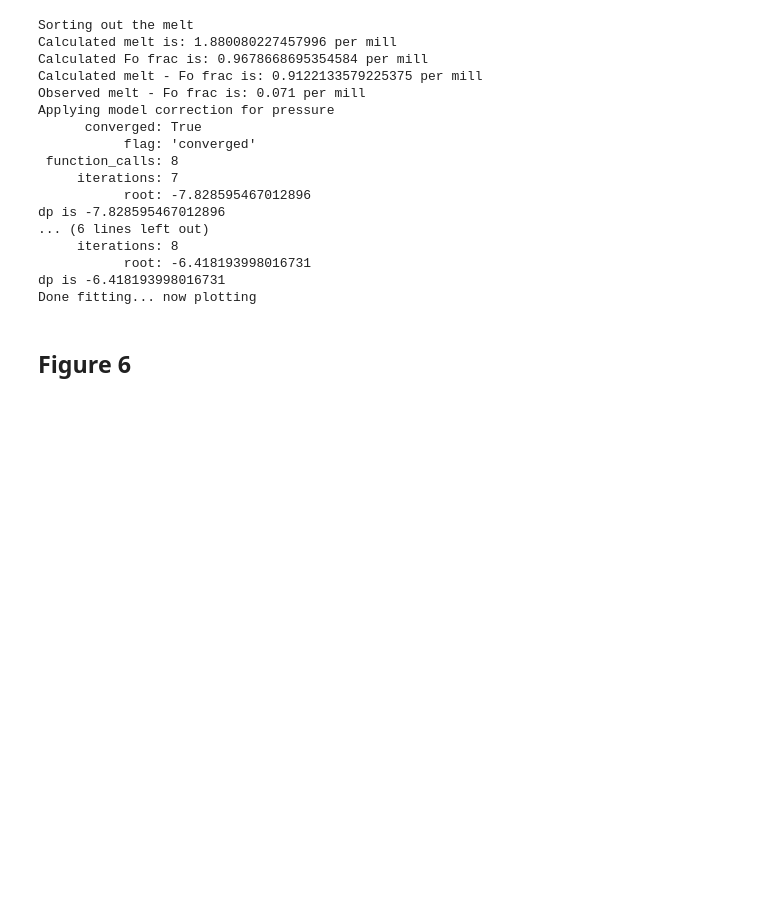
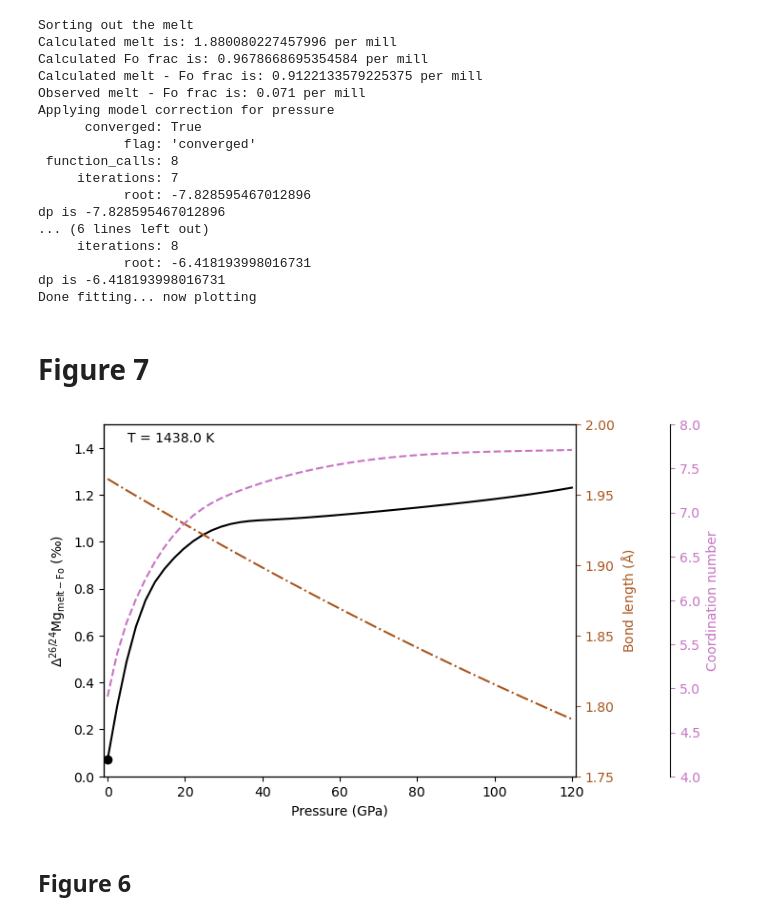
Before and after one commit to andreww/isofrac, a Jupyter notebook: alpha_geotherm.ipynb, the cells around one changed output. Cells and saved outputs as stored; diff of their text form; code cells hidden in the pictures; blank space fills up the shorter version.

Commit message:
New plot 7
Combine Delta ol-melt with coord number and bond length

```diff
--- a/alpha_geotherm.ipynb
+++ b/alpha_geotherm.ipynb
@@ -386,6 +386,48 @@ dp is -7.828595467012896
            root: -6.418193998016731
 dp is -6.418193998016731
 Done fitting... now plotting
+# %% [markdown]
+# Figure 7
+# %%
+fig, ax = plt.subplots()
+
+ps = np.linspace(0.0, 120.0)
+
+ax.plot(ps, calc_beta_model(ionic_model.melt_bond_length(ps+dp, melt_poly_coef)*1E10,
+                coord_spline(ps+dp), measured_temperature, *all_popt) -
+     Mg2SiO4_beta_fun(measured_temperature, Mg2SiO4_eos(ps, measured_temperature)),
+       '-', color='black')
+
+ax.plot(0.0, calc_beta_model(ionic_model.melt_bond_length(dp, melt_poly_coef)*1E10,
+                coord_spline(dp), measured_temperature, *all_popt) -
+     Mg2SiO4_beta_fun(measured_temperature, Mg2SiO4_eos(0.0, measured_temperature)),
+       'o', color='black')
+ax.set_ylim(0.0, 1.5)
+ax.set_ylabel(r"$\Delta^{}$Mg$_{}$ ".format('{26/24}', '{\mathrm{melt}-\mathrm{Fo}}') +
+                   "(" + u'\u2030' + ")")
+
+axr = ax.twinx()
+pr, = axr.plot(ps, ionic_model.melt_bond_length(ps, melt_poly_coef)*1E10, '-.', color='xkcd:sienna')
+axr.set_ylabel('Bond length ($\mathrm{\AA}$)')
+axr.set_ylim(1.75,2.0)
+axr.tick_params(axis='y', colors=pr.get_color())
+axr.yaxis.label.set_color(pr.get_color())
+
+axrr = ax.twinx()
+axrr.spines.right.set_position(("axes", 1.2))
+prr, = axrr.plot(ps, coord_spline(ps), '--', color='xkcd:orchid')
+
+axrr.set_ylim(4,8)
+axrr.set_ylabel('Coordination number')
+axrr.tick_params(axis='y', colors=prr.get_color())
+axrr.yaxis.label.set_color(prr.get_color())
+
+ax.set_xlabel('Pressure (GPa)')
+ax.set_xlim(-1.0,121.0)
+ax.text(0.05, 0.95, f"T = {measured_temperature} K", transform=ax.transAxes)
+plt.show()
+# %% [output]
+[figure, added]
 # %% [markdown]
 ## Figure 6
 # %%
```
Also changed, not shown: parts of 1 cell of this notebook.
